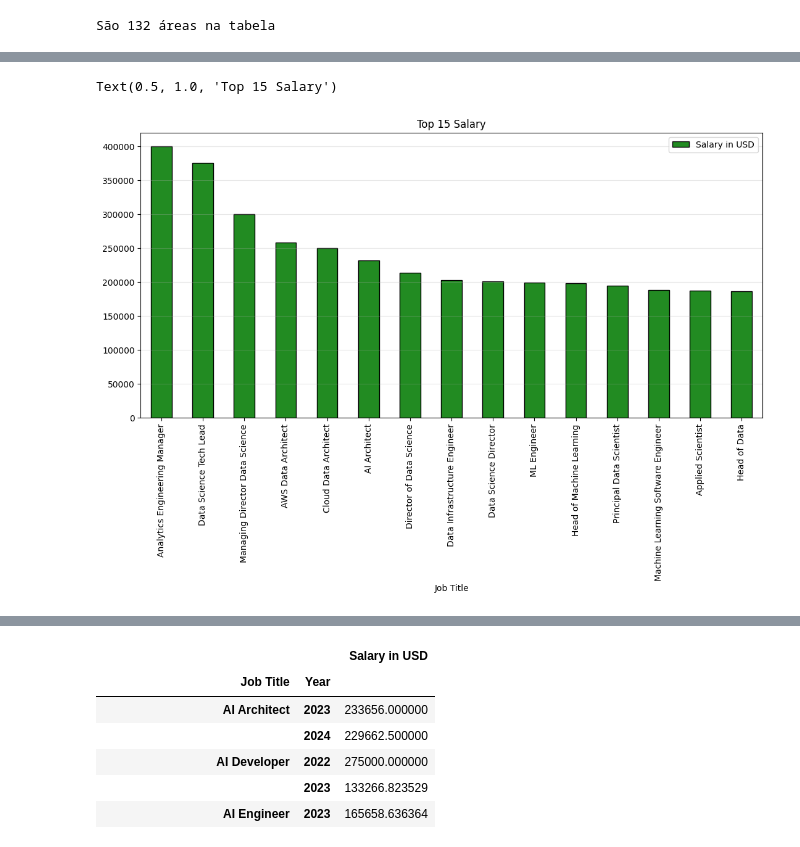
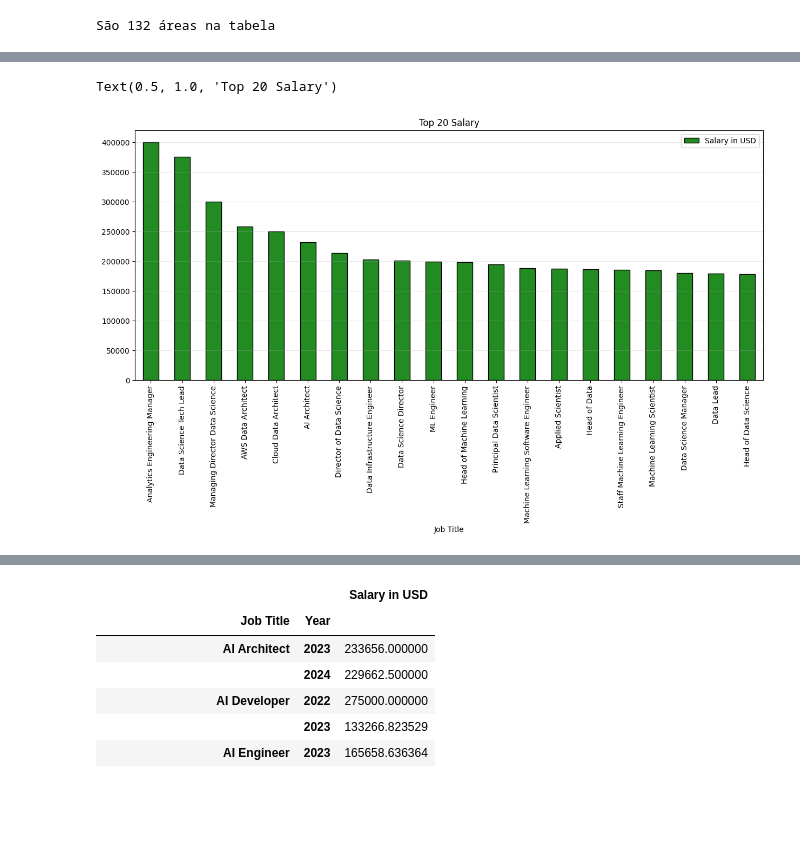
Before and after one commit to LiliamLtx/DataScience, a Jupyter notebook: salarios2024.ipynb, the cells around one changed output, grey strips where cells are left out. Saved outputs shown, nothing was run; the diff lists cells and outputs as text; code cells hidden in the pictures; blank space fills up the shorter version.

```diff
--- a/salarios2024.ipynb
+++ b/salarios2024.ipynb
@@ -205,8 +202,8 @@ salario_area.plot(kind='barh', figsize=(10, 30), color ='green');
 # %%
-top15_Media_Salario = salario_area.sort_values('Salary in USD', ascending=False)[:15]
-top15_Media_Salario.plot(kind = 'bar', figsize=(13, 6), color = 'forestgreen', edgecolor = 'black', rot = 90)
+top15_Media_Salario = salario_area.sort_values('Salary in USD', ascending=False)[:20]
+top15_Media_Salario.plot(kind = 'bar', figsize=(15, 6), color = 'forestgreen', edgecolor = 'black', rot = 90)
 plt.grid(axis='y', alpha=0.3)
-plt.title('Top 15 Salary')
+plt.title('Top 20 Salary')
 # %% [output]
-Text(0.5, 1.0, 'Top 15 Salary')
+Text(0.5, 1.0, 'Top 20 Salary')
-[figure, old version]
+[figure, new version]
```
Also changed, not shown: parts of 4 cells of this notebook.
